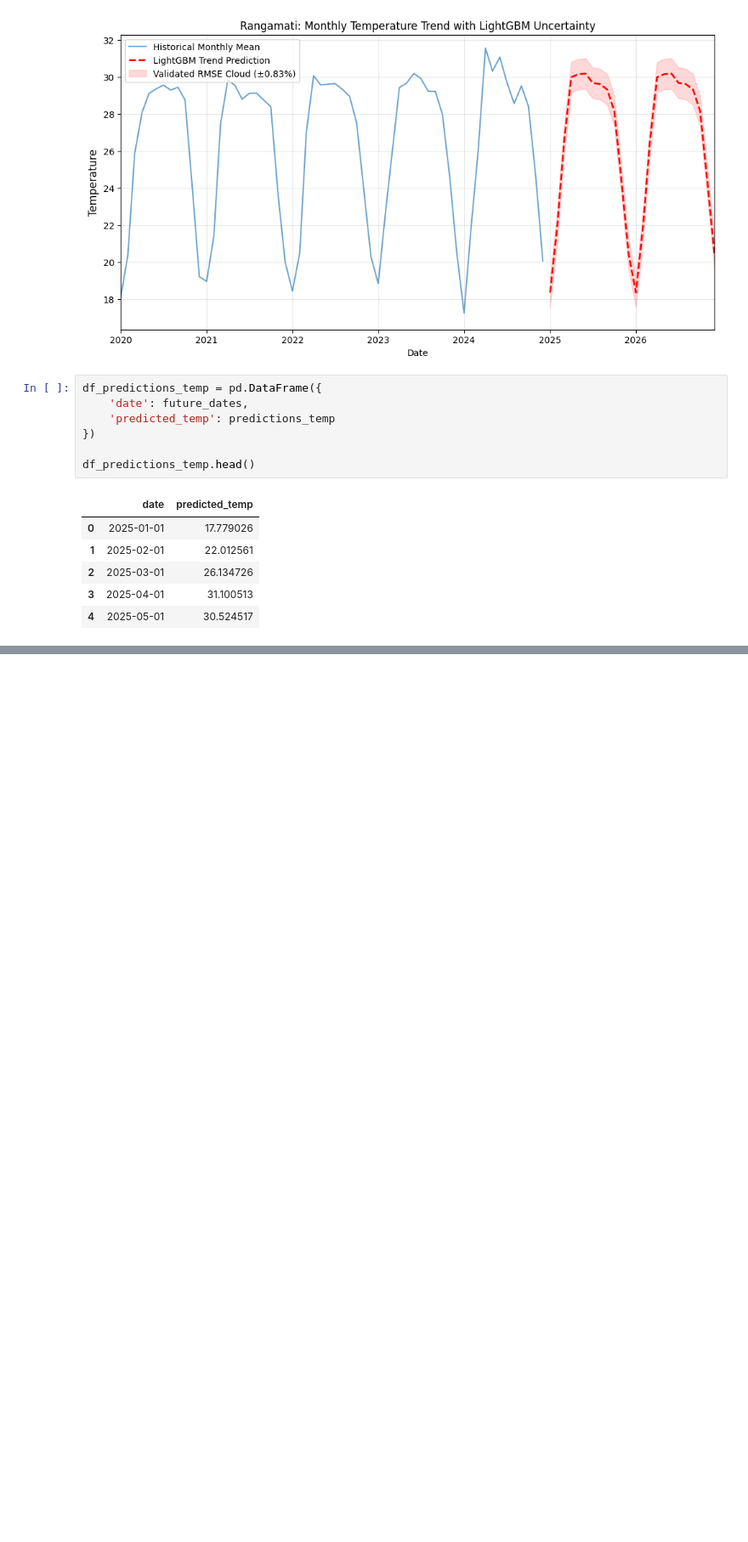
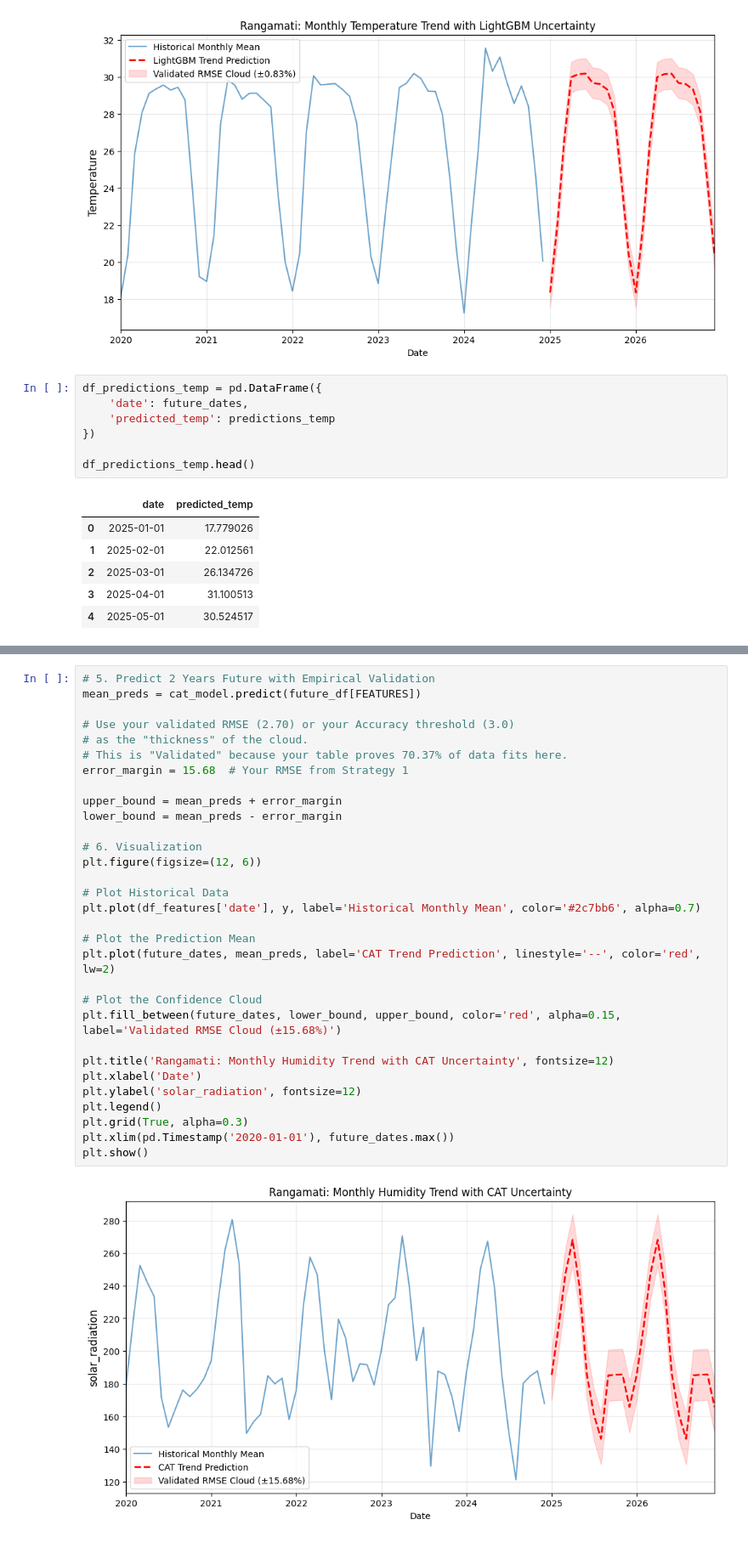
Before and after one commit to not-your-pancake/TCC_Journal, a Jupyter notebook: HI_WB_HS_HM_WBG/rangamati.ipynb, the cells around one changed output, grey strips where cells are left out. Shown at 85% size. Cells and saved outputs as stored; diff of their text form; blank space fills up the shorter version.

```diff
--- a/HI_WB_HS_HM_WBG/rangamati.ipynb
+++ b/HI_WB_HS_HM_WBG/rangamati.ipynb
@@ -1428,0 +2100,33 @@ df_predictions_temp.head()
+# %%
+# 5. Predict 2 Years Future with Empirical Validation
+mean_preds = cat_model.predict(future_df[FEATURES])
+
+# Use your validated RMSE (2.70) or your Accuracy threshold (3.0)
+# as the "thickness" of the cloud.
+# This is "Validated" because your table proves 70.37% of data fits here.
+error_margin = 15.68  # Your RMSE from Strategy 1
+
+upper_bound = mean_preds + error_margin
+lower_bound = mean_preds - error_margin
+
+# 6. Visualization
+plt.figure(figsize=(12, 6))
+
+# Plot Historical Data
+plt.plot(df_features['date'], y, label='Historical Monthly Mean', color='#2c7bb6', alpha=0.7)
+
+# Plot the Prediction Mean
+plt.plot(future_dates, mean_preds, label='CAT Trend Prediction', linestyle='--', color='red', lw=2)
+
+# Plot the Confidence Cloud
+plt.fill_between(future_dates, lower_bound, upper_bound, color='red', alpha=0.15, label='Validated RMSE Cloud (±15.68%)')
+
+plt.title('Rangamati: Monthly Humidity Trend with CAT Uncertainty', fontsize=12)
+plt.xlabel('Date')
+plt.ylabel('solar_radiation', fontsize=12)
+plt.legend()
+plt.grid(True, alpha=0.3)
+plt.xlim(pd.Timestamp('2020-01-01'), future_dates.max())
+plt.show()
+# %% [output]
+[figure, added]
```
Also changed, not shown: parts of 27 cells of this notebook, 9 other files.
